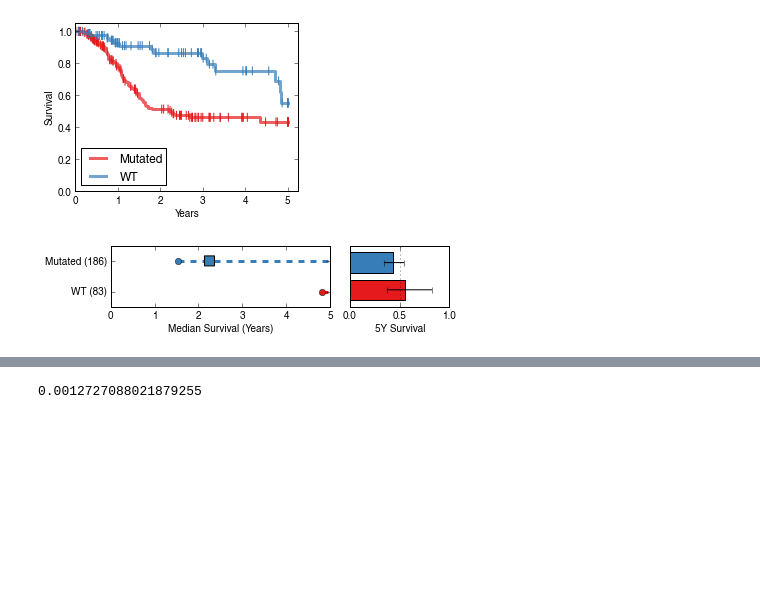
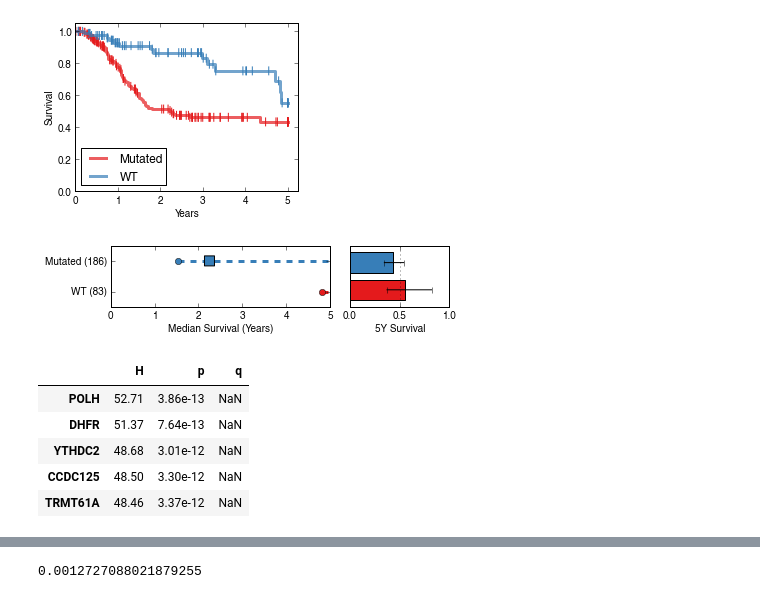
Before and after one commit to theandygross/TCGA, a Jupyter notebook: Pathway_Merge/Notebooks/FinalRun.ipynb, the cells around one changed output, grey strips where cells are left out. Cells and saved outputs as stored; diff of their text form; code cells hidden in the pictures; blank space fills up the shorter version.

```diff
--- a/Pathway_Merge/Notebooks/FinalRun.ipynb
+++ b/Pathway_Merge/Notebooks/FinalRun.ipynb
@@ -532,3 +532,12 @@ dtype: float64
 | WT | 83 | 15 | 7.95 | 4.82 | NaN | 0.37 | 0.55 | 0.82 |
 [figure]
 [figure]
+# %%
+screen_feature(mut.features.ix['TP53'], kruskal_pandas, rna.df).head()
+# %% [output]
+|  | H | p | q |
+| POLH | 52.71 | 3.86e-13 | NaN |
+| DHFR | 51.37 | 7.64e-13 | NaN |
+| YTHDC2 | 48.68 | 3.01e-12 | NaN |
+| CCDC125 | 48.50 | 3.30e-12 | NaN |
+| TRMT61A | 48.46 | 3.37e-12 | NaN |
```
Also changed, not shown: parts of 2 cells of this notebook, 33 other files.
